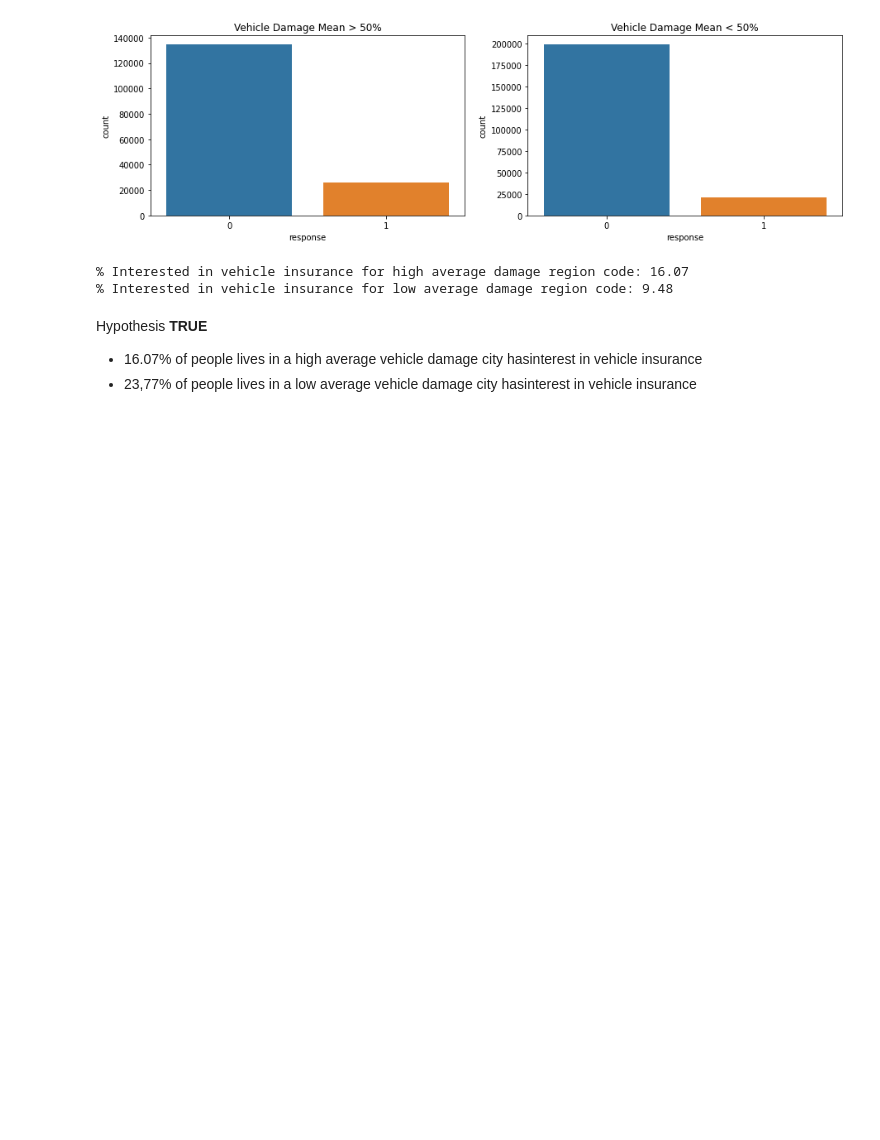
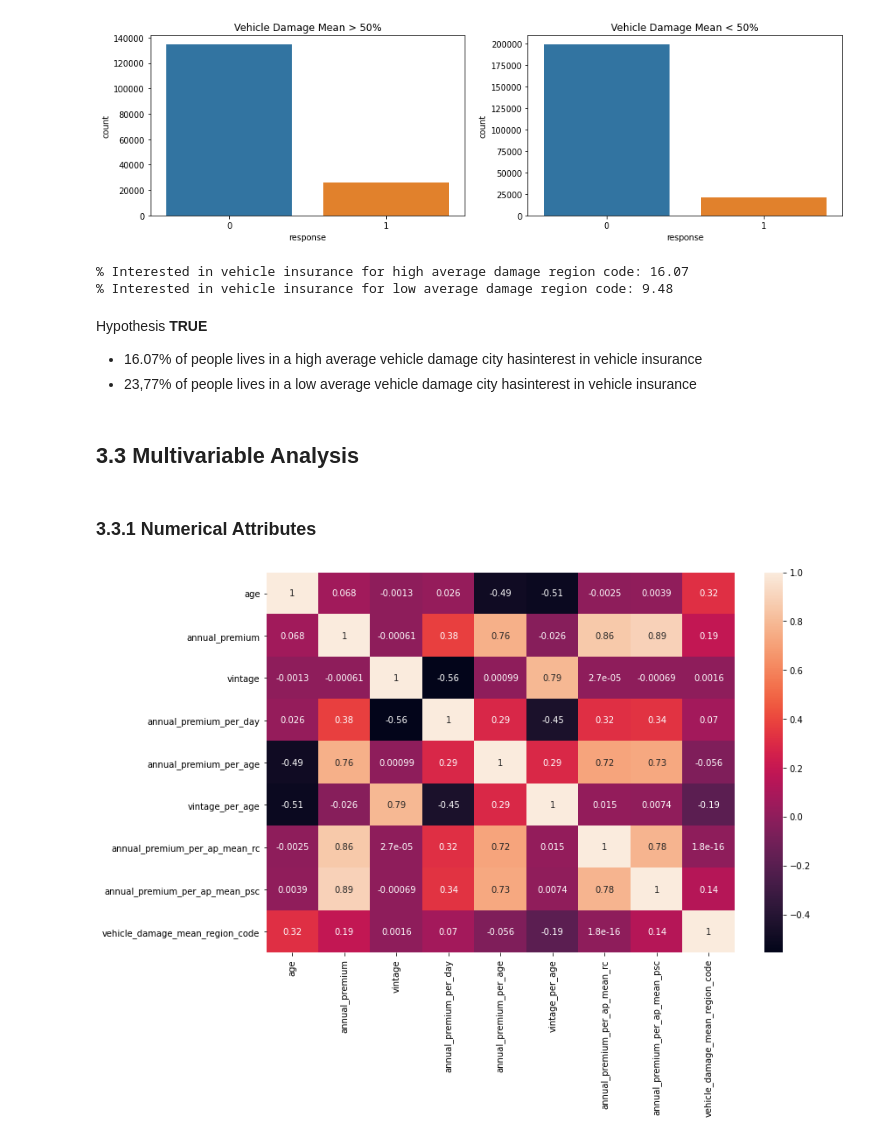
Before and after one commit to LessioGuilherme/pa004_health_insurance_cross_sell, a Jupyter notebook: pa004_health_insurance_cross_sell_sprint03.ipynb, the cells around one changed output. Cells and saved outputs as stored; diff of their text form; code cells hidden in the pictures; blank space fills up the shorter version.

```diff
--- a/pa004_health_insurance_cross_sell_sprint03.ipynb
+++ b/pa004_health_insurance_cross_sell_sprint03.ipynb
@@ -909,3 +939,12 @@ print('% Interested in vehicle insurance for low average damage region code: {0:
 Hypothesis **TRUE**
 - 16.07% of people lives in a high average vehicle damage city hasinterest in vehicle insurance
 - 23,77% of people lives in a low average vehicle damage city hasinterest in vehicle insurance
+# %% [markdown]
+## 3.3 Multivariable Analysis
+# %% [markdown]
+### 3.3.1 Numerical Attributes
+# %%
+fig = plt.subplots(figsize = (12,8))
+sns.heatmap(num_attributes.corr(), annot = True);
+# %% [output]
+[figure, added]
```
Also changed, not shown: parts of 8 cells of this notebook.
